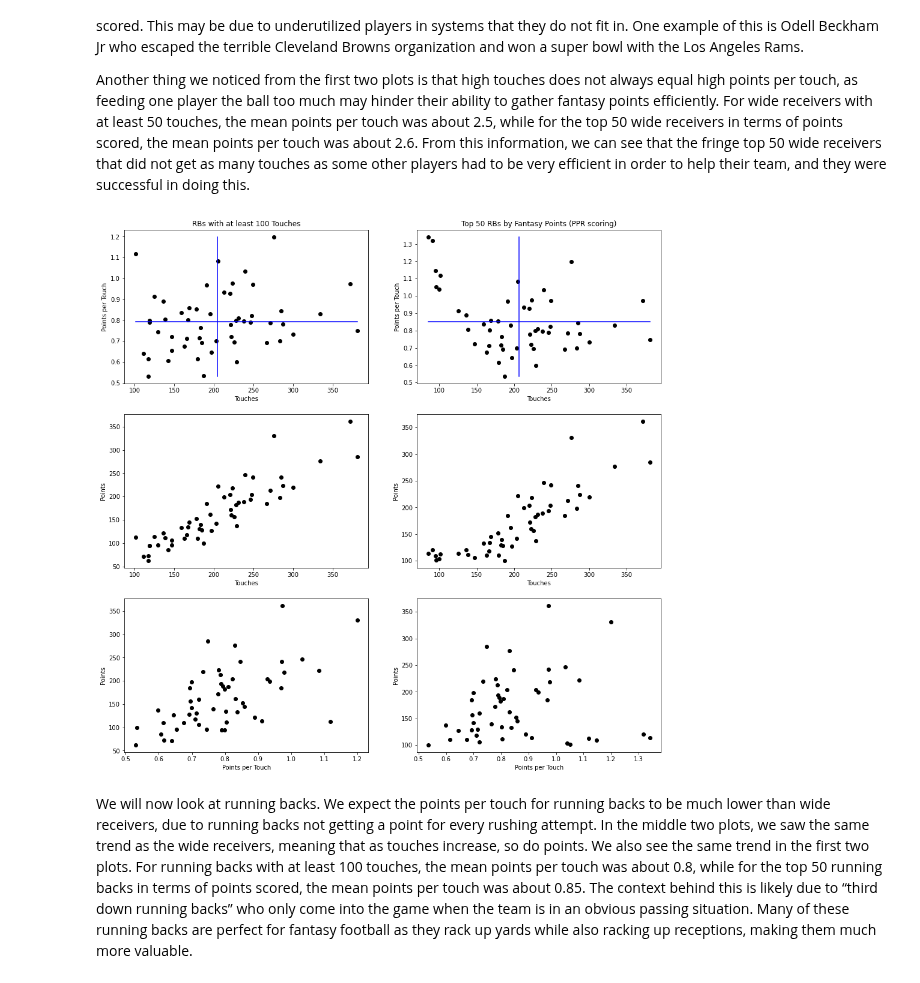
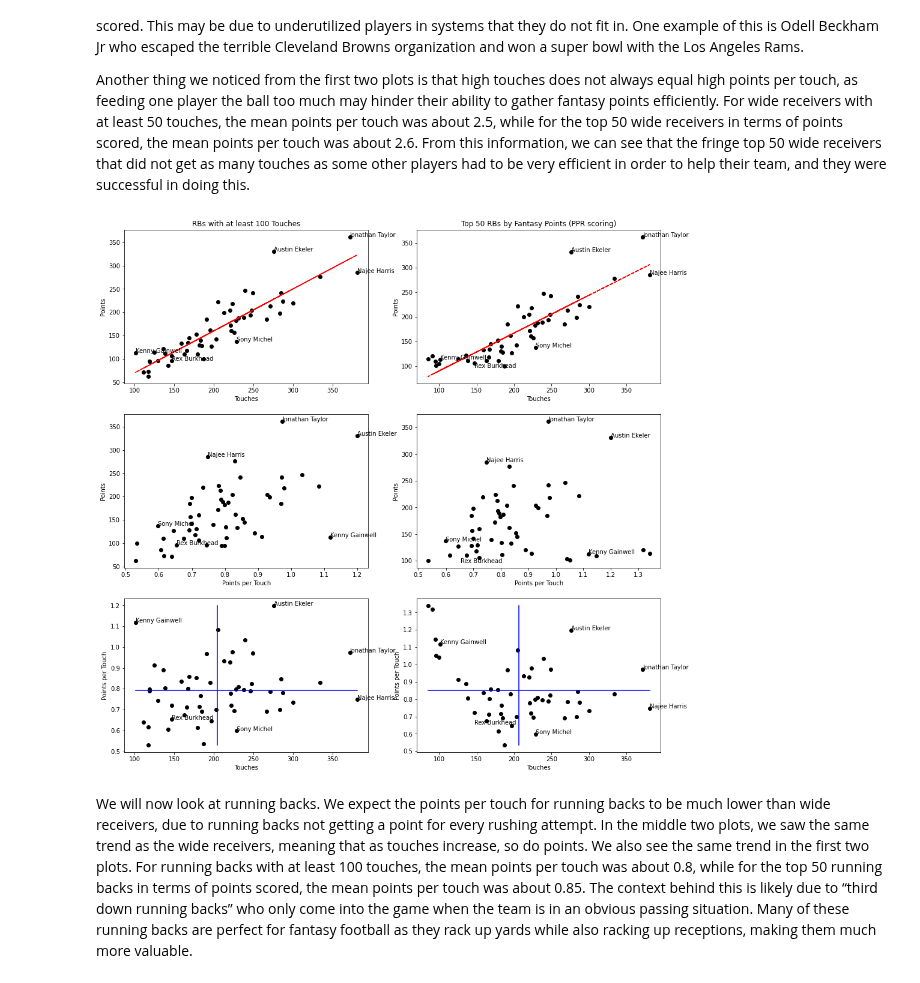
Before and after one commit to sseth18/cmsc320final, a Jupyter notebook: index.ipynb, the cells around one changed output. Drawn from its saved outputs; the diff is of its cells as text; code cells hidden in the pictures.

```diff
--- a/index.ipynb
+++ b/index.ipynb
@@ -102,12 +138,12 @@ top50wr = wr[:50]
 rb100touches = rb[rb['Touches'] > 100]
 top50rb = rb[:50]
 
-te20touches = te[te['Touches'] > 20]
+te40touches = te[te['Touches'] > 40]
 top15te = te[:15]
 
 wr50touches.reset_index()
 rb100touches.reset_index()
-te20touches.reset_index()
+te40touches.reset_index()
 
 def touches_vs_ppt(df, axis):
     axis.scatter(df["Touches"], df["Points per Touch"], c="black")
@@ -125,6 +161,10 @@ def touches_vs_ppt(df, axis):
     axis.set(xlabel = "Touches", ylabel = "Points per Touch")
 
 def touches_vs_pts(df, axis):
+    z = np.polyfit(df["Touches"], df["Pts"]["Pts*"], 1)
+    p = np.poly1d(z)
+    axis.plot(df["Touches"], p(df["Touches"]),"r--")
+
     axis.scatter(df["Touches"], df["Pts"]["Pts*"], c="black")
     axis.set(xlabel = "Touches", ylabel = "Points")
 
@@ -133,12 +173,22 @@ def ppt_vs_pts(df, axis):
     axis.set(xlabel = "Points per Touch", ylabel = "Points")
 
 def make_plts(df1, df2, axs):
-    touches_vs_pts(df1, axs[1, 0])
-    touches_vs_pts(df2, axs[1,  1])
-    ppt_vs_pts(df1, axs[2, 0])
-    ppt_vs_pts(df2, axs[2, 1])
-    touches_vs_ppt(df1, axs[0, 0])
-    touches_vs_ppt(df2, axs[0, 1])
+    touches_vs_pts(df1, axs[0, 0])
+    touches_vs_pts(df2, axs[0,  1])
+    ppt_vs_pts(df1, axs[1, 0])
+    ppt_vs_pts(df2, axs[1, 1])
+    touches_vs_ppt(df1, axs[2, 0])
+    touches_vs_ppt(df2, axs[2, 1])
+
+def add_annot(player, axs):
+    axs[0,0].annotate(player["Player Name"][0], (player["Touches"][0], player["Pts"]["Pts*"]))
+    axs[0,1].annotate(player["Player Name"][0], (player["Touches"][0], player["Pts"]["Pts*"]))
+
+    axs[1,0].annotate(player["Player Name"][0], (player["Points per Touch"][0], player["Pts"]["Pts*"]))
+    axs[1,1].annotate(player["Player Name"][0], (player["Points per Touch"][0], player["Pts"]["Pts*"]))
+
+    axs[2,0].annotate(player["Player Name"][0], (player["Touches"], player["Points per Touch"]))
+    axs[2,1].annotate(player["Player Name"][0], (player["Touches"], player["Points per Touch"]))
 # %%
 fig, axs = plt.subplots(3, 2, figsize=(16,16))
 
@@ -156,12 +221,27 @@ Another thing we noticed from the first two plots is that high touches does not
 # %%
 fig, axs = plt.subplots(3, 2, figsize=(16,16))
 
 make_plts(rb100touches, top50rb, axs)
 
 axs[0,0].set_title("RBs with at least 100 Touches")
 axs[0,1].set_title("Top 50 RBs by Fantasy Points (PPR scoring)")
+
+player1 = rb100touches[(rb100touches["Touches"] < 150) & (rb100touches["Points per Touch"] > 1.)].iloc[0]
+player2 = rb100touches[(rb100touches["Touches"] > 250) & (rb100touches["Points per Touch"] > 1.)].iloc[0]
+player3 = rb100touches[(rb100touches["Touches"] > 350) & (rb100touches["Points per Touch"] > .8)].iloc[0]
+player4 = rb100touches[(rb100touches["Touches"] < 150) & (rb100touches["Points per Touch"] < .7)].iloc[0]
+player5 = rb100touches[(rb100touches["Touches"] > 350) & (rb100touches["Points per Touch"] < .8)].iloc[0]
+player6 = rb100touches[(rb100touches["Touches"] < 250) & (rb100touches["Points per Touch"] < .65)].iloc[0]
+
+add_annot(player1, axs)
+add_annot(player2, axs)
+add_annot(player3, axs)
+add_annot(player4, axs)
+add_annot(player5, axs)
+add_annot(player6, axs)
+
 plt.show()
 # %% [output]
-[figure, old version]
+[figure, new version]
 # %% [markdown]
 We will now look at running backs. We expect the points per touch for running backs to be much lower than wide receivers, due to running backs not getting a point for every rushing attempt. In the middle two plots, we saw the same trend as the wide receivers, meaning that as touches increase, so do points. We also see the same trend in the first two plots. For running backs with at least 100 touches, the mean points per touch was about 0.8, while for the top 50 running backs in terms of points scored, the mean points per touch was about 0.85. The context behind this is likely due to “third down running backs” who only come into the game when the team is in an obvious passing situation. Many of these running backs are perfect for fantasy football as they rack up yards while also racking up receptions, making them much more valuable.
```
Also changed, not shown: parts of 8 cells of this notebook, 1 other file.
